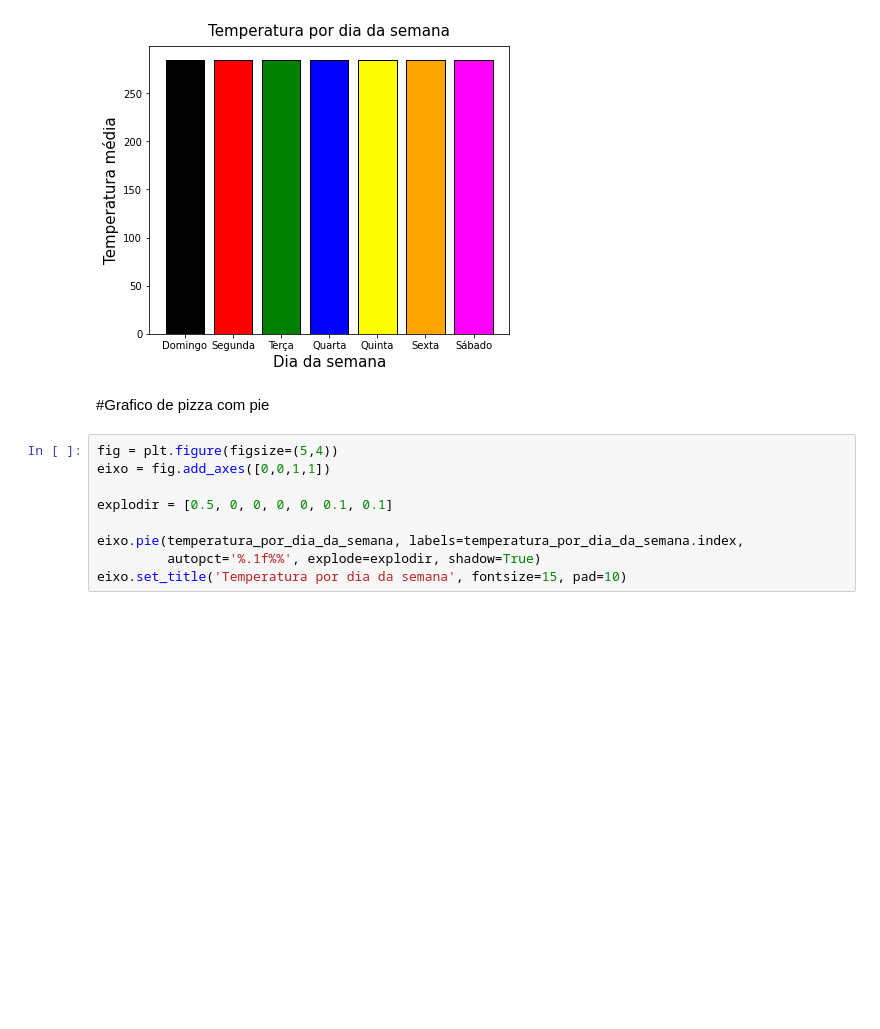
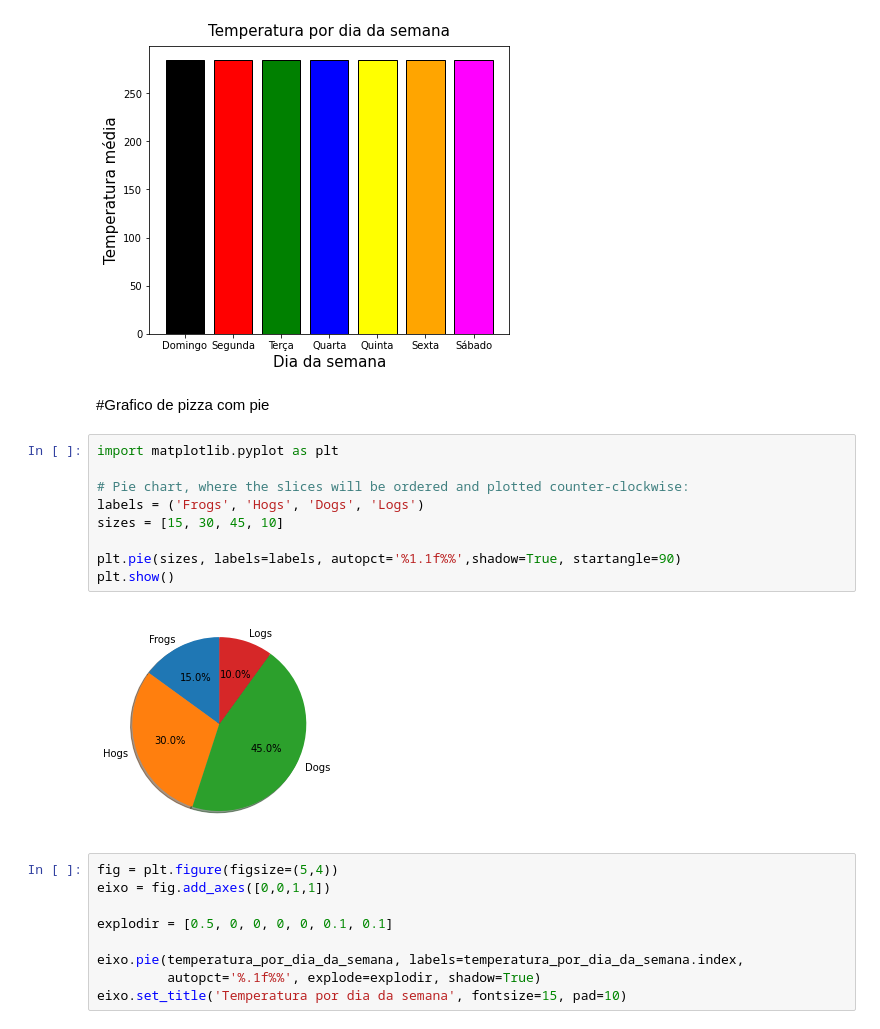
Before and after one commit to henriquehorton/Python_aprendendo, a Jupyter notebook: matplotlib/matplotlib.ipynb, the cells around one changed output. Drawn from its saved outputs; the diff is of its cells as text; blank space fills up the shorter version.

```diff
--- a/matplotlib/matplotlib.ipynb
+++ b/matplotlib/matplotlib.ipynb
@@ -137,6 +159,17 @@ eixo.set_xticklabels(nome_dias)
 [figure]
 # %% [markdown]
 #Grafico de pizza com pie
+# %%
+import matplotlib.pyplot as plt
+
+# Pie chart, where the slices will be ordered and plotted counter-clockwise:
+labels = ('Frogs', 'Hogs', 'Dogs', 'Logs')
+sizes = [15, 30, 45, 10]
+
+plt.pie(sizes, labels=labels, autopct='%1.1f%%',shadow=True, startangle=90)
+plt.show()
+# %% [output]
+[figure, added]
 # %%
 fig = plt.figure(figsize=(5,4))
 eixo = fig.add_axes([0,0,1,1])
```
Also changed, not shown: parts of 16 cells of this notebook.
